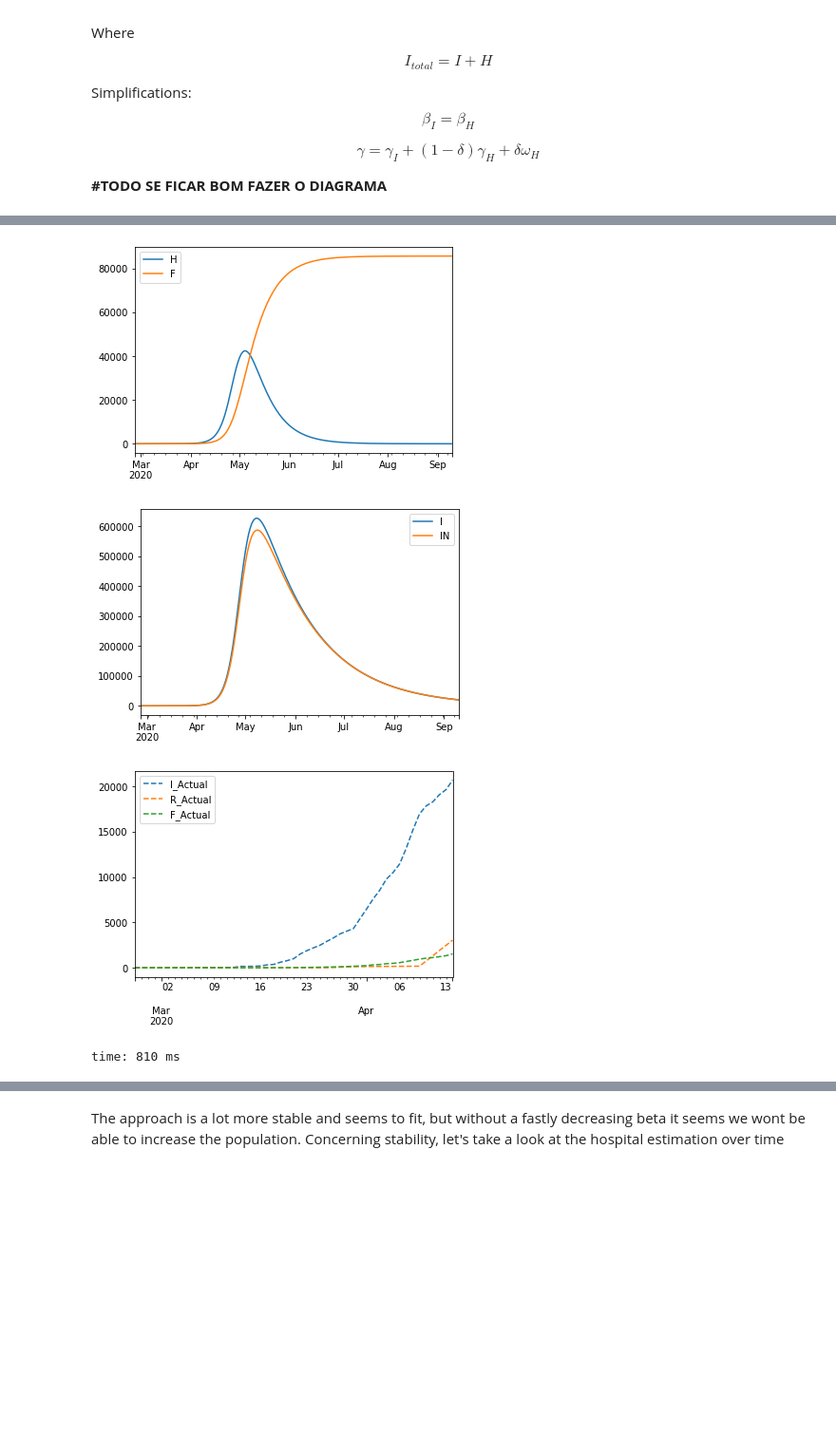
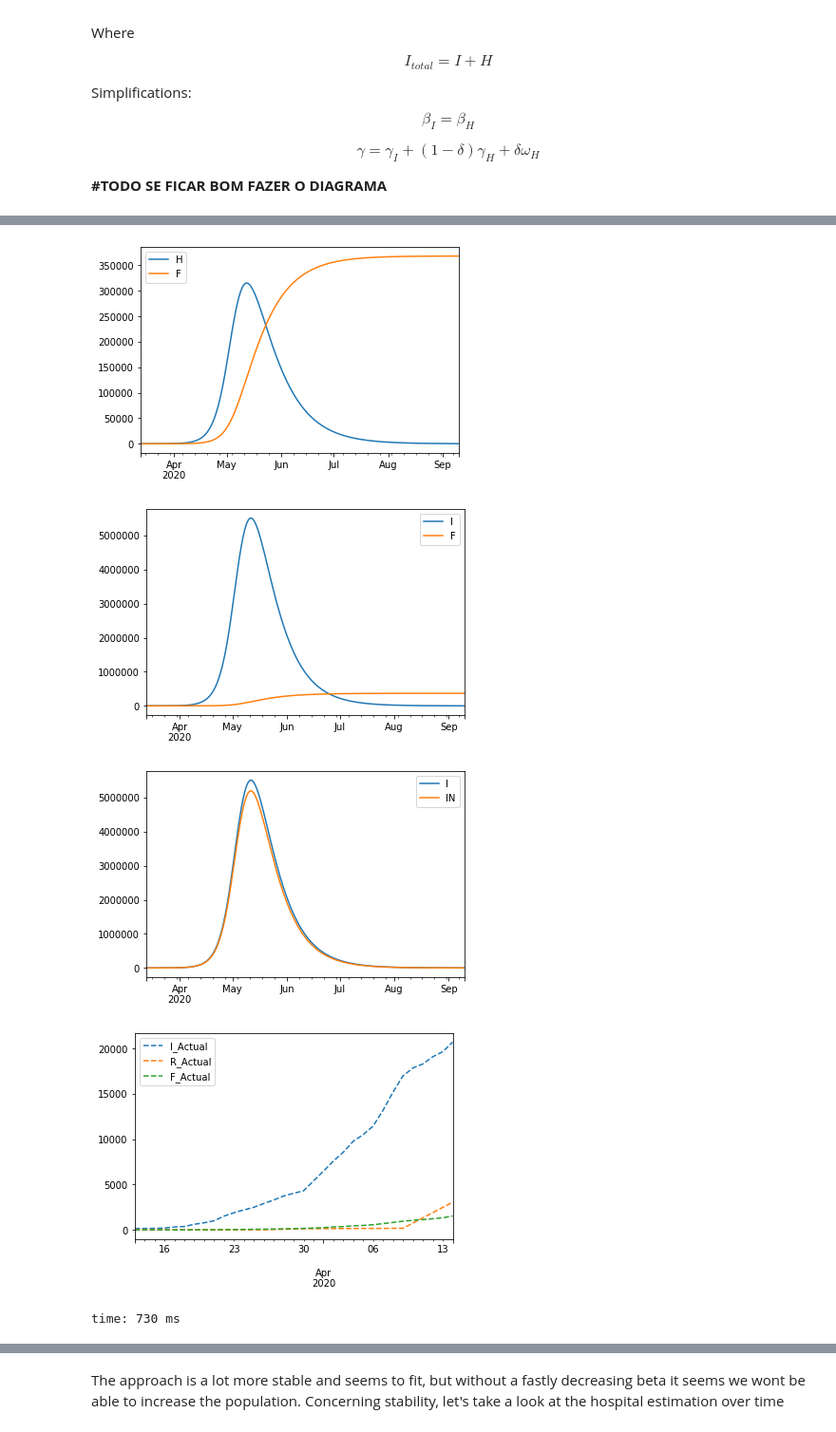
Before and after one commit to comunidadexp/sirfh-covid, a Jupyter notebook: Covid Spread Model.ipynb, the cells around one changed output, grey strips where cells are left out. Shown at 95% size. Saved outputs shown, nothing was run; the diff lists cells and outputs as text; code cells hidden in the pictures; blank space fills up the shorter version.

```diff
--- a/Covid Spread Model.ipynb
+++ b/Covid Spread Model.ipynb
@@ -834,9 +857,11 @@ time: 1.18 s
 # %%
 t1.df[['H', 'F']].plot()
+t1.df[['I', 'F']].plot()
 t1.df[['I', 'IN']].plot()
 t1.actuals_plot()
 # %% [output]
-[figure, old version]
+[figure, new version]
-[figure, old version]
+[figure, new version]
-[figure, old version]
+[figure, new version]
+[figure, added]
-time: 810 ms
+time: 730 ms
```
Also changed, not shown: parts of 31 cells of this notebook, 1 other file.
